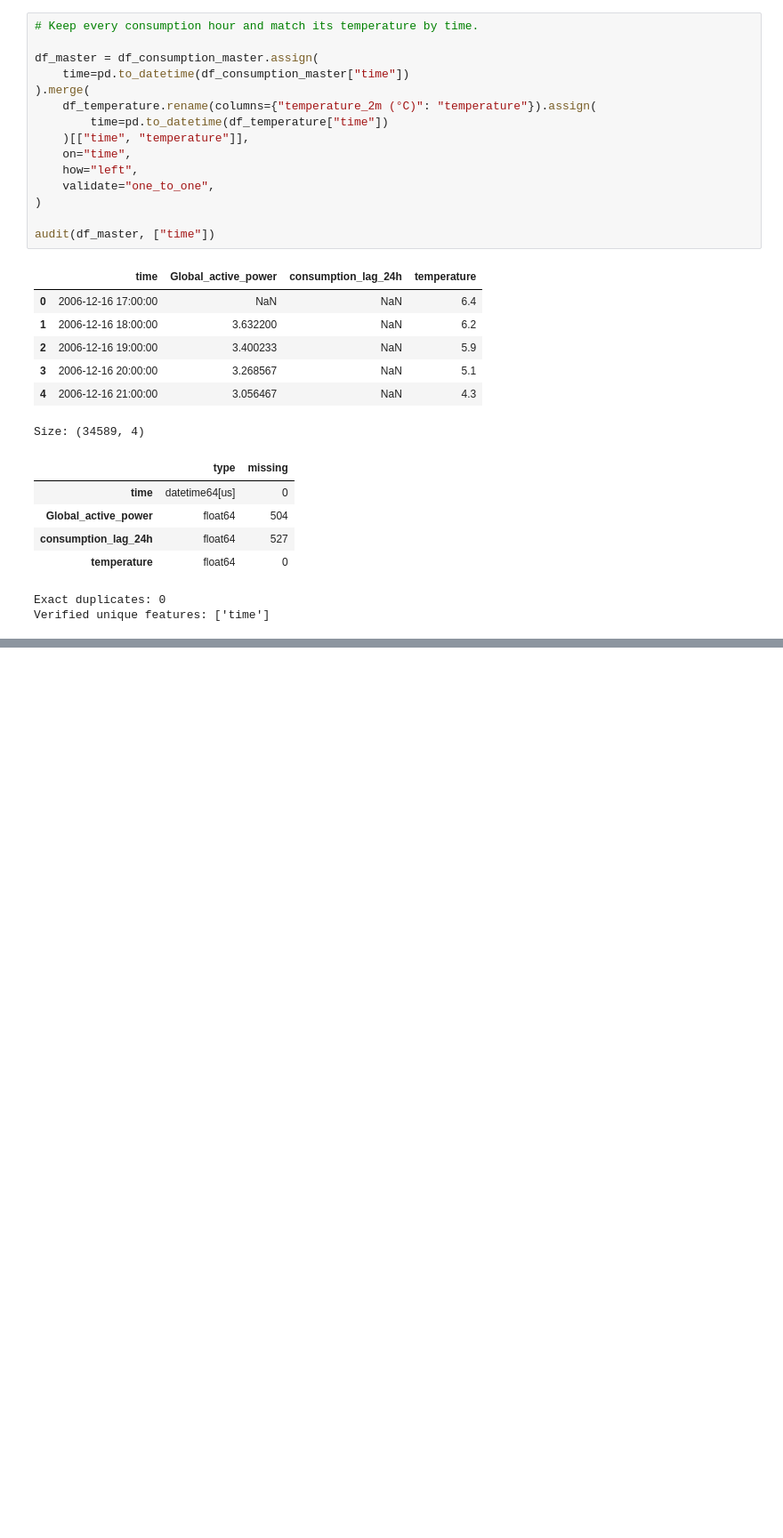
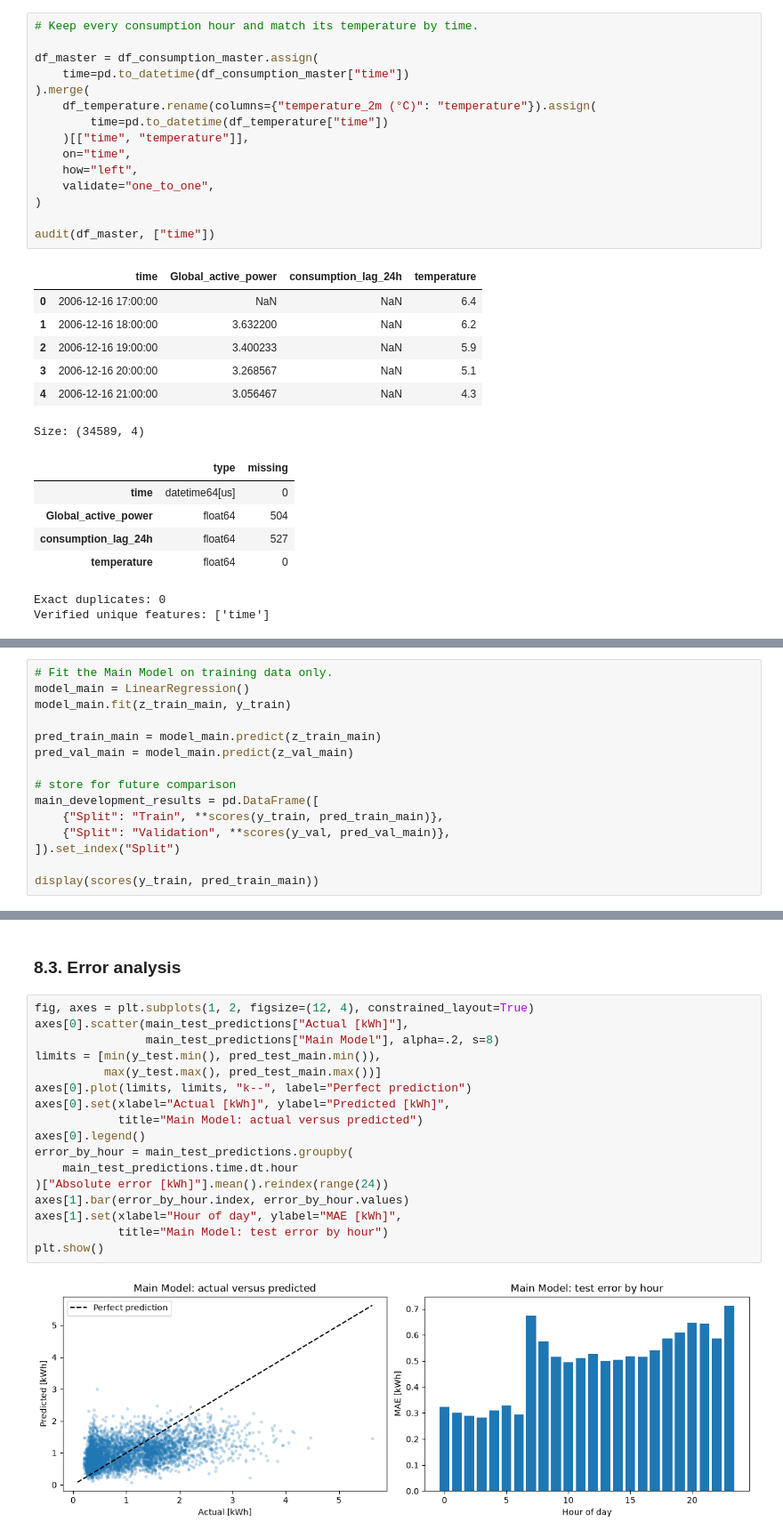
Before and after one commit to angiee99/Household-Power-Consumption-Prediction, a Jupyter notebook: project.ipynb, the cells around one changed output, grey strips where cells are left out. Shown at 89% size. Drawn from its saved outputs; the diff is of its cells as text; blank space fills up the shorter version.

```diff
--- a/project.ipynb
+++ b/project.ipynb
@@ -910,0 +578,15 @@ display(results_B)
+# %%
+# Fit the Main Model on training data only.
+model_main = LinearRegression()
+model_main.fit(z_train_main, y_train)
+
+pred_train_main = model_main.predict(z_train_main)
+pred_val_main = model_main.predict(z_val_main)
+
+# store for future comparison
+main_development_results = pd.DataFrame([
+    {"Split": "Train", **scores(y_train, pred_train_main)},
+    {"Split": "Validation", **scores(y_val, pred_val_main)},
+]).set_index("Split")
+
+display(scores(y_train, pred_train_main))
@@ -910,0 +749,21 @@ display(results_B)
+# %% [markdown]
+### 8.3. Error analysis
+# %%
+fig, axes = plt.subplots(1, 2, figsize=(12, 4), constrained_layout=True)
+axes[0].scatter(main_test_predictions["Actual [kWh]"],
+                main_test_predictions["Main Model"], alpha=.2, s=8)
+limits = [min(y_test.min(), pred_test_main.min()),
+          max(y_test.max(), pred_test_main.max())]
+axes[0].plot(limits, limits, "k--", label="Perfect prediction")
+axes[0].set(xlabel="Actual [kWh]", ylabel="Predicted [kWh]",
+            title="Main Model: actual versus predicted")
+axes[0].legend()
+error_by_hour = main_test_predictions.groupby(
+    main_test_predictions.time.dt.hour
+)["Absolute error [kWh]"].mean().reindex(range(24))
+axes[1].bar(error_by_hour.index, error_by_hour.values)
+axes[1].set(xlabel="Hour of day", ylabel="MAE [kWh]",
+            title="Main Model: test error by hour")
+plt.show()
+# %% [output]
+[figure, added]
```
Also changed, not shown: parts of 105 cells of this notebook.
